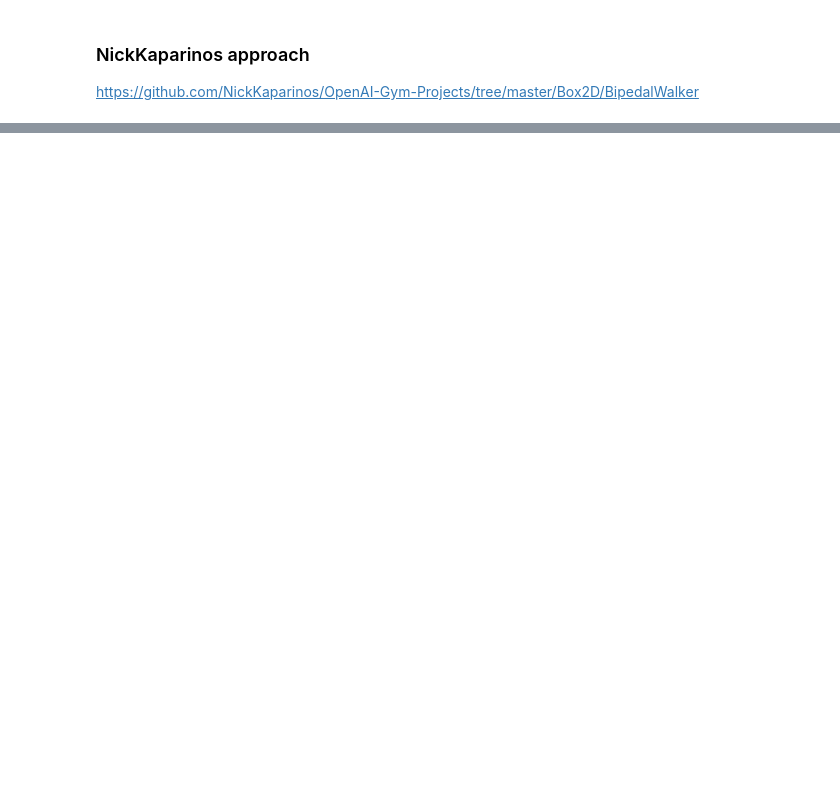
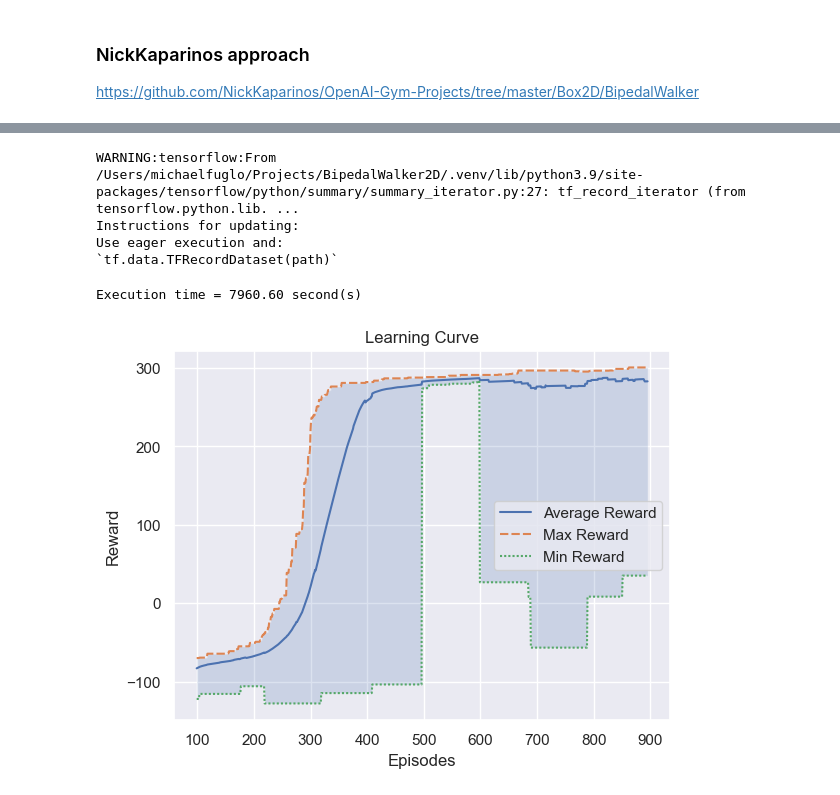
Before and after one commit to StortM/BipedalWalker2D, a Jupyter notebook: notebook.ipynb, the cells around one changed output, grey strips where cells are left out. Cells and saved outputs as stored; diff of their text form; code cells hidden in the pictures; blank space fills up the shorter version.

```diff
--- a/notebook.ipynb
+++ b/notebook.ipynb
@@ -641,0 +298,23 @@ def learning_curve_tianshou_multiple_runs(log_dirs, window=10):
+# %%
+# Training
+trainer_hyperparameters = {'max_epoch': 6, 'step_per_epoch': 200_000, 'step_per_collect': 10,
+                            'episode_per_test': 10,
+                            'batch_size': 128}
+decay_steps = int(trainer_hyperparameters['max_epoch'] * trainer_hyperparameters['step_per_epoch'] * 0.05)
+build_sigma_hyperparameters = {'max_sigma': 0.6, 'min_sigma': 0.0, 'decay_time_steps': decay_steps}
+all_hypeparameters = dict(model_hyperparameters, **trainer_hyperparameters, **prioritized_buffer_hyperparameters)
+all_hypeparameters['seed'] = seed
+all_hypeparameters['use_prioritised_replay_buffer'] = use_prioritised_replay_buffer
+all_hypeparameters['alpha_lr'] = alpha_lr
+if load_pretrained_model:
+    policy.load_state_dict(torch.load(model_path))
+    all_hypeparameters['load_pretrained_model'] = load_pretrained_model
+    all_hypeparameters['model_path'] = model_path
+save_dict_to_file(all_hypeparameters, path=log_dir)
+
+result = ts.trainer.offpolicy_trainer(policy, train_collector, test_collector, **trainer_hyperparameters,
+                                        train_fn=build_sigma_schedule(**build_sigma_hyperparameters,
+                                                                    steps_per_epoch=trainer_hyperparameters[
+                                                                        'step_per_epoch']),
+                                        test_fn=build_test_fn(num_episodes=5), stop_fn=None, logger=logger)
+print(f'Finished training! Use {result["duration"]}')
@@ -641,0 +336,29 @@ def learning_curve_tianshou_multiple_runs(log_dirs, window=10):
+# %%
+# Learning Curve
+learning_curve_tianshou(log_dir=log_dir, window=100)
+
+# Record Episode Video
+num_episodes = 10
+for i in range(num_episodes):
+    env = ts.env.DummyVectorEnv(
+        [lambda: wrappers.Monitor(env=gym.make(env_id), directory=log_dir + '/videos/final_agent/video' + str(i),
+                                    force=False) for _ in range(1)])
+
+    # Video
+    policy.eval()
+    collector = ts.data.Collector(policy, env, exploration_noise=False)
+    collector.collect(n_episode=1, render=1 / 60)
+
+# Save policy
+torch.save(policy.state_dict(), log_dir + model_name + '.pth')
+
+# Execution Time
+end = time.perf_counter()  # tensorboard --logdir './Box2D/BipedalWalker/logs'
+print(f"\nExecution time = {end - start:.2f} second(s)")
+# %% [output]
+WARNING:tensorflow:From /Users/michaelfuglo/Projects/BipedalWalker2D/.venv/lib/python3.9/site-packages/tensorflow/python/summary/summary_iterator.py:27: tf_record_iterator (from tensorflow.python.lib. ...
+Instructions for updating:
+Use eager execution and:
+`tf.data.TFRecordDataset(path)`
+Execution time = 7960.60 second(s)
+[figure, added]
```
Also changed, not shown: parts of 23 cells of this notebook, 3 other files.
